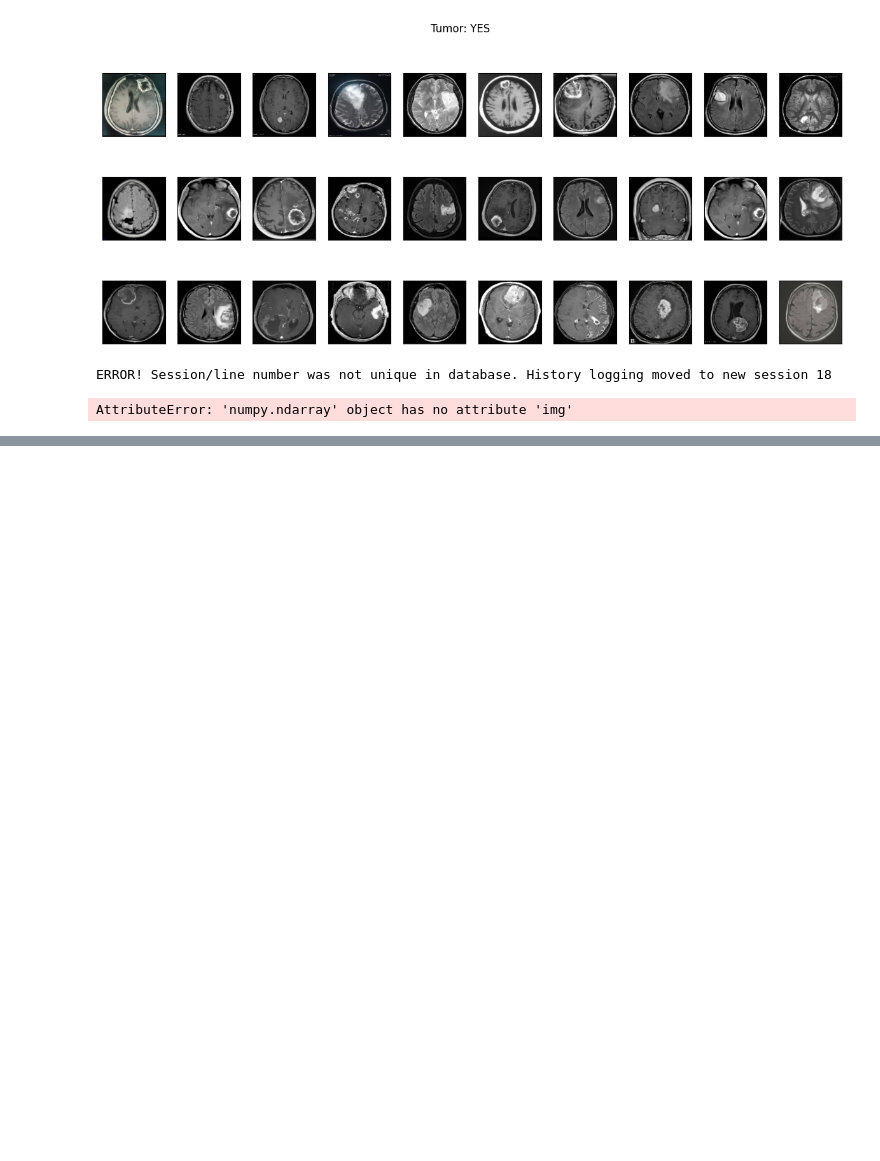
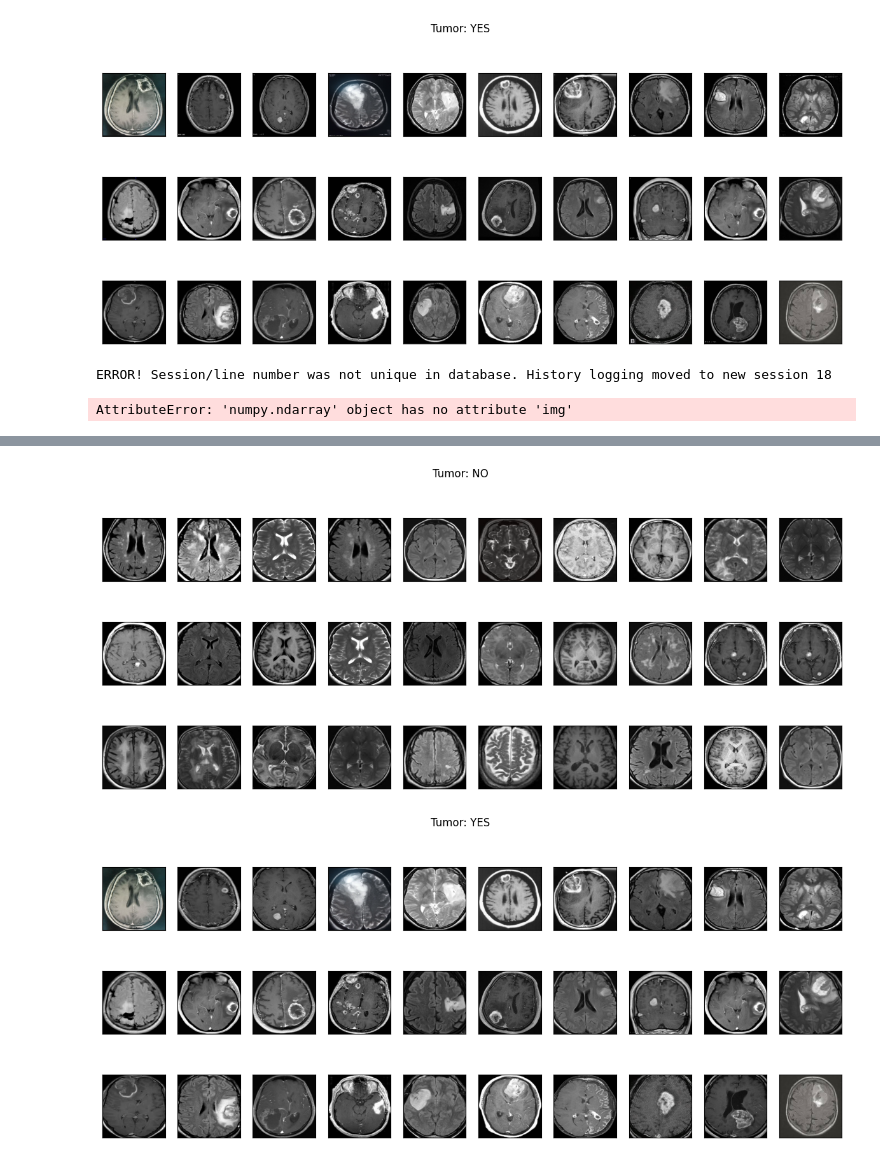
Before and after one commit to sher1ock-jp/EEG-basic, a Jupyter notebook: brain-tumor.ipynb, the cells around one changed output, grey strips where cells are left out. Saved outputs shown, nothing was run; the diff lists cells and outputs as text; code cells hidden in the pictures; blank space fills up the shorter version.

```diff
--- a/brain-tumor.ipynb
+++ b/brain-tumor.ipynb
@@ -256,0 +297,5 @@ error: OpenCV(4.9.0) /Users/xperience/GHA-OpenCV-Python2/_work/opencv-python/ope
+# %%
+plot_samples(X_train_crop, y_train, labels, 30)
+# %% [output]
+[figure, added]
+[figure, added]
```
Also changed, not shown: parts of 4 cells of this notebook.
